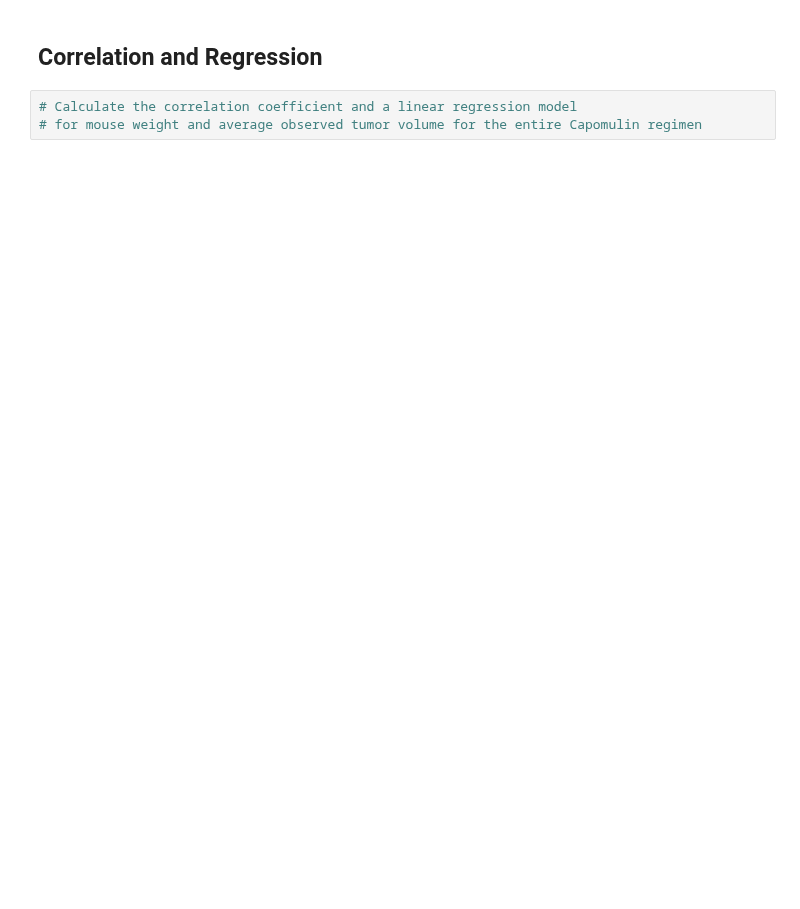
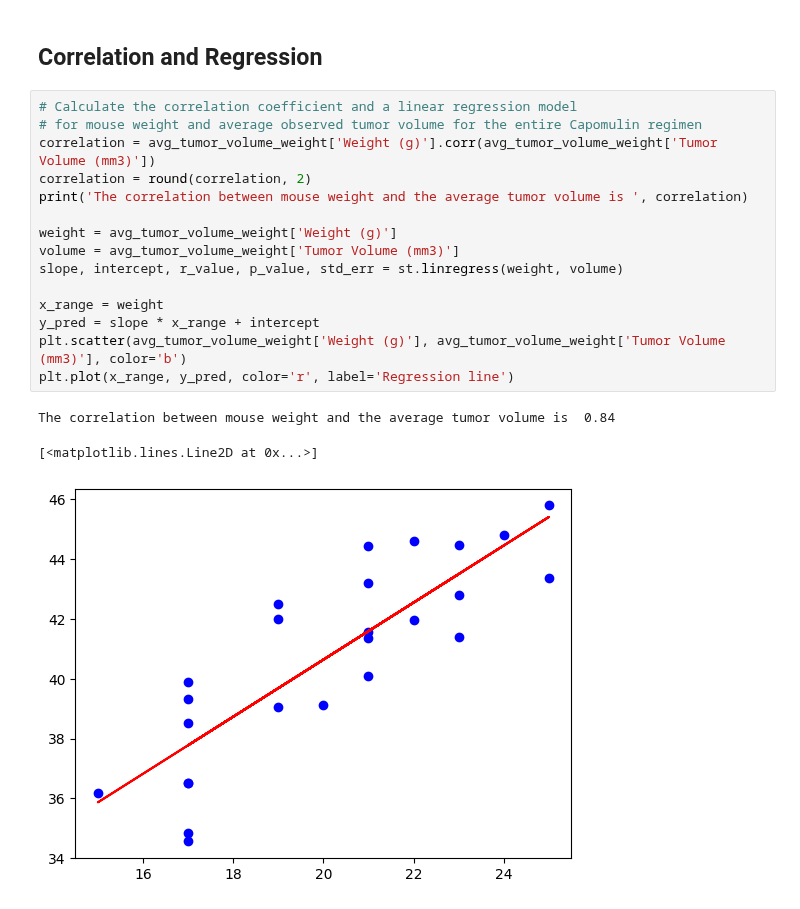
Before and after one commit to yslavcom-code/challenge-5-Pymaceuticals, a Jupyter notebook: solve.ipynb, the cells around one changed output. Cells and saved outputs as stored; diff of their text form; blank space fills up the shorter version.

```diff
--- a/solve.ipynb
+++ b/solve.ipynb
@@ -263,5 +263,21 @@ plt.show()
 # %% [markdown]
 ## Correlation and Regression
-# %%
-# Calculate the correlation coefficient and a linear regression model
-# for mouse weight and average observed tumor volume for the entire Capomulin regimen
+# %%
+# Calculate the correlation coefficient and a linear regression model
+# for mouse weight and average observed tumor volume for the entire Capomulin regimen
+correlation = avg_tumor_volume_weight['Weight (g)'].corr(avg_tumor_volume_weight['Tumor Volume (mm3)'])
+correlation = round(correlation, 2)
+print('The correlation between mouse weight and the average tumor volume is ', correlation)
+
+weight = avg_tumor_volume_weight['Weight (g)']
+volume = avg_tumor_volume_weight['Tumor Volume (mm3)']
+slope, intercept, r_value, p_value, std_err = st.linregress(weight, volume)
+
+x_range = weight
+y_pred = slope * x_range + intercept
+plt.scatter(avg_tumor_volume_weight['Weight (g)'], avg_tumor_volume_weight['Tumor Volume (mm3)'], color='b')
+plt.plot(x_range, y_pred, color='r', label='Regression line')
+# %% [output]
+The correlation between mouse weight and the average tumor volume is  0.84
+[<matplotlib.lines.Line2D at 0x...>]
+[figure, added]
```
Also changed, not shown: parts of 1 cell of this notebook.
